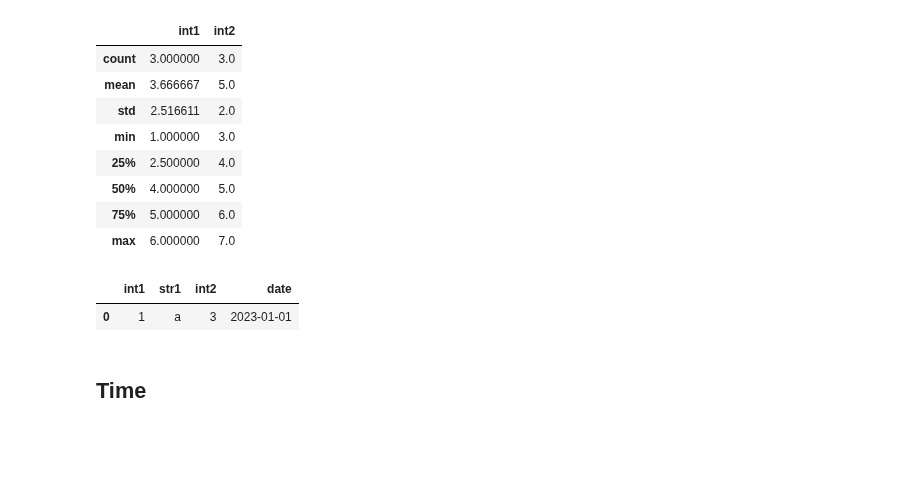
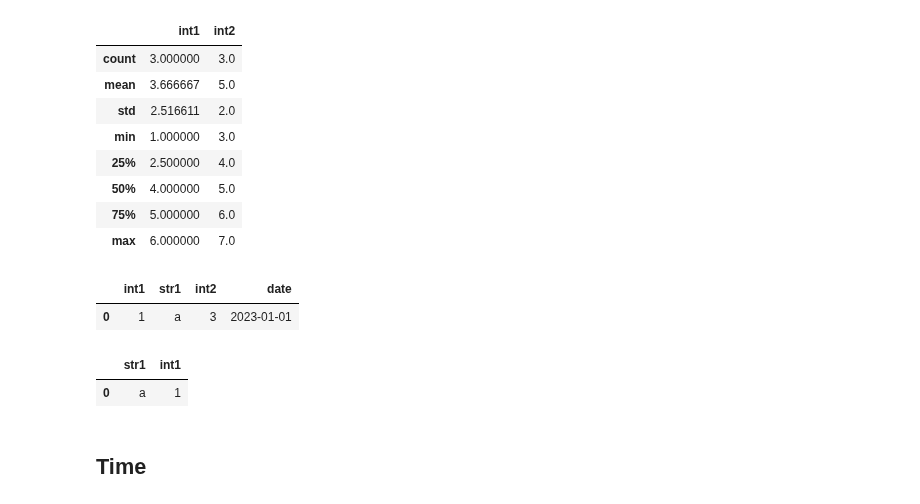
Before and after one commit to ol3gka/STUDY, a Jupyter notebook: main_tools.ipynb, the cells around one changed output. Saved outputs shown, nothing was run; the diff lists cells and outputs as text; code cells hidden in the pictures; blank space fills up the shorter version.

```diff
--- a/main_tools.ipynb
+++ b/main_tools.ipynb
@@ -430,6 +431,11 @@ df[mask1 & mask2]
 # %% [output]
 |  | int1 | str1 | int2 | date |
 | 0 | 1 | a | 3 | 2023-01-01 |
+# %%
+df.loc[df['int1']==1, ['str1','int1']]
+# %% [output]
+|  | str1 | int1 |
+| 0 | a | 1 |
 # %% [markdown]
 ## Time
 # %%
```
Also changed, not shown: parts of 9 cells of this notebook.
